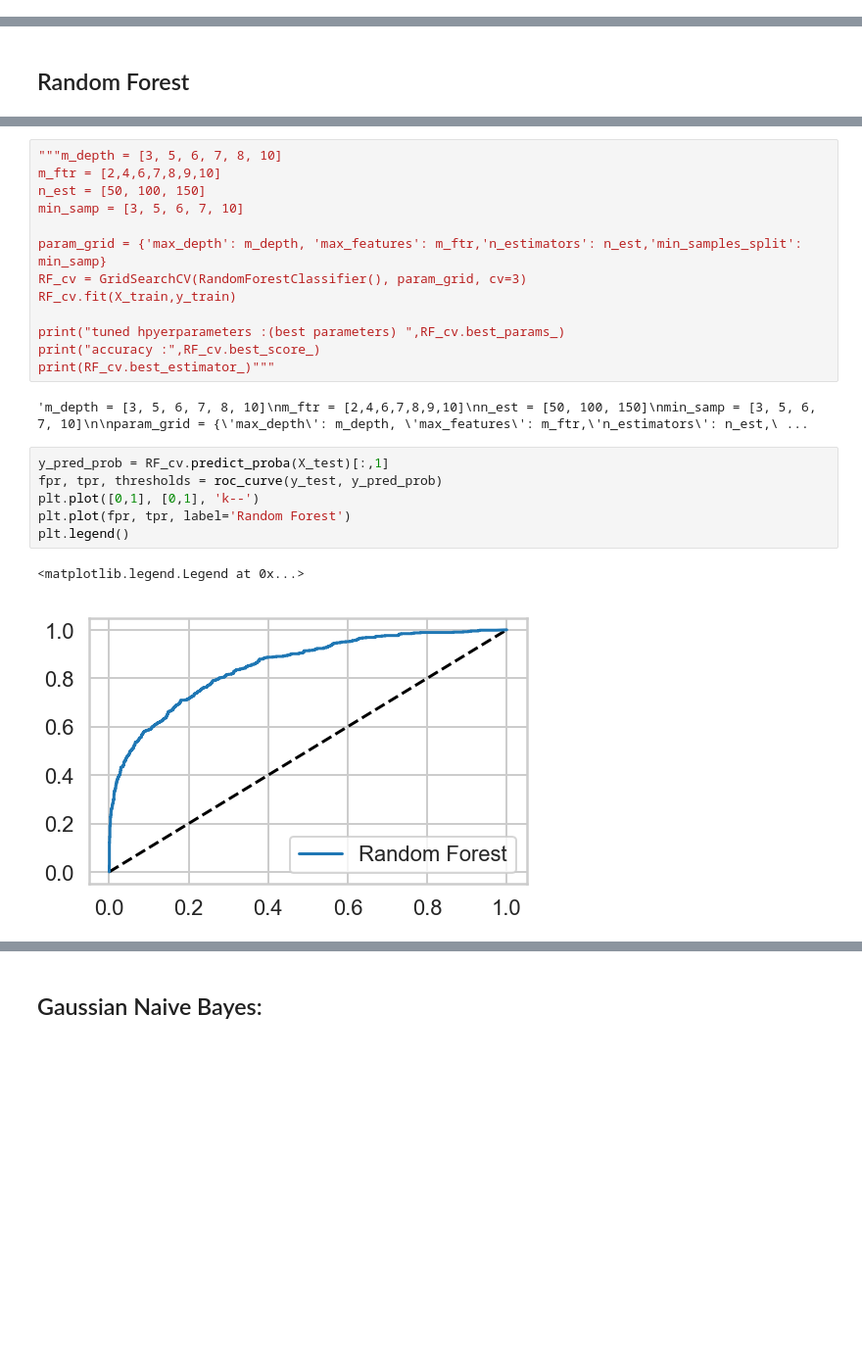
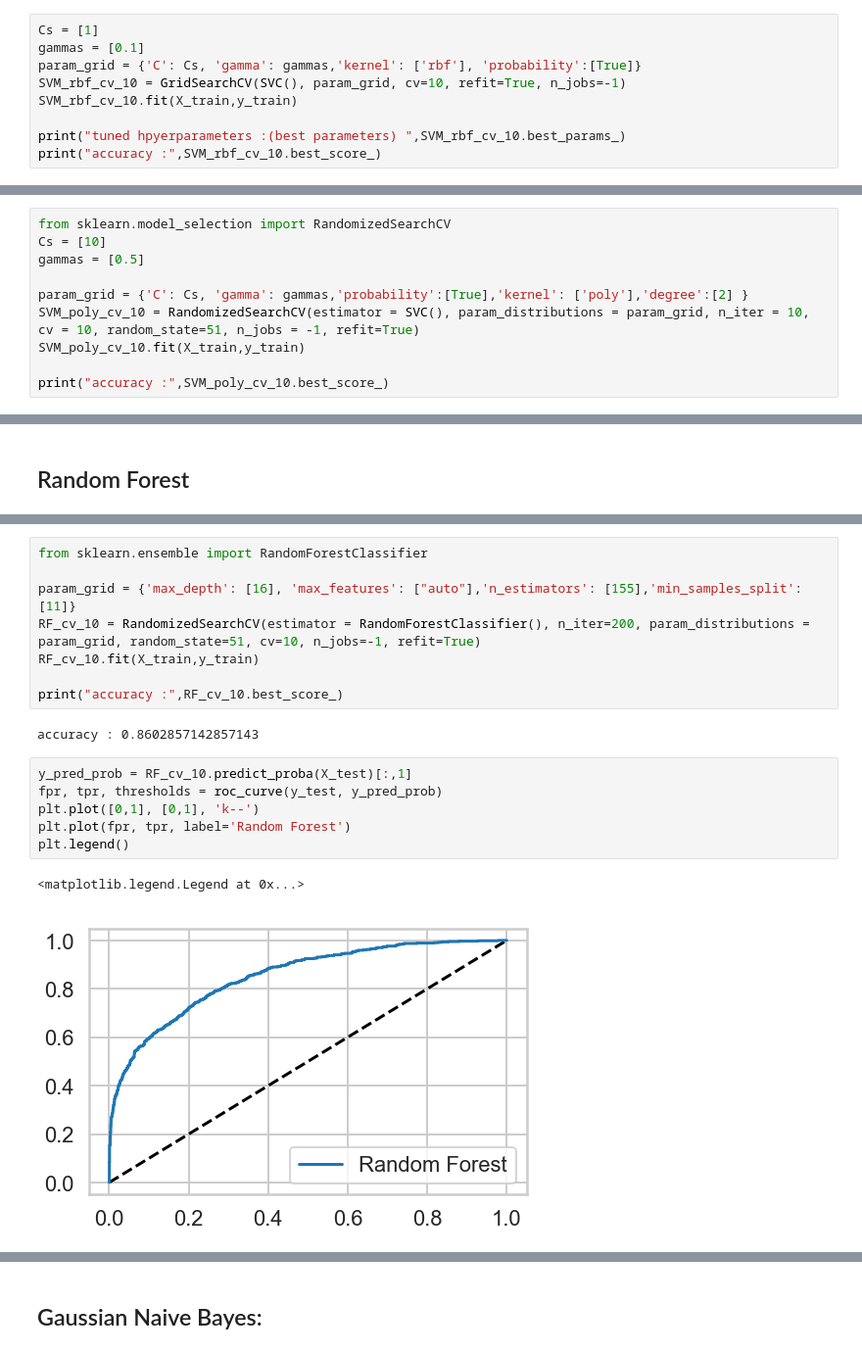
Before and after one commit to vaibhagarwal/Projects, a Jupyter notebook: CapstoneProject/4. ML - InDepth Analysis/ML.ipynb, the cells around one changed output, grey strips where cells are left out. Shown: that part at 98% size. Drawn from its saved outputs; the diff is of its cells as text; blank space fills up the shorter version.

```diff
--- a/CapstoneProject/4. ML - InDepth Analysis/ML.ipynb
+++ b/CapstoneProject/4. ML - InDepth Analysis/ML.ipynb
@@ -367,3 +382,12 @@ SVC(C=1, cache_size=200, class_weight=None, coef0=0.0,
   decision_function_shape='ovr', degree=3, gamma=0.1, kernel='rbf',
   max_iter=-1, probability=True, random_state=None, shrinking=True,
   tol=0.001, verbose=False)
+# %%
+Cs = [1]
+gammas = [0.1]
+param_grid = {'C': Cs, 'gamma': gammas,'kernel': ['rbf'], 'probability':[True]}
+SVM_rbf_cv_10 = GridSearchCV(SVC(), param_grid, cv=10, refit=True, n_jobs=-1)
+SVM_rbf_cv_10.fit(X_train,y_train)
+
+print("tuned hpyerparameters :(best parameters) ",SVM_rbf_cv_10.best_params_)
+print("accuracy :",SVM_rbf_cv_10.best_score_)
@@ -429,3 +449,13 @@ SVC(C=10, cache_size=200, class_weight=None, coef0=0.0,
   decision_function_shape='ovr', degree=2, gamma=0.5, kernel='poly',
   max_iter=-1, probability=True, random_state=None, shrinking=True,
   tol=0.001, verbose=False)
+# %%
+from sklearn.model_selection import RandomizedSearchCV
+Cs = [10]
+gammas = [0.5]
+
+param_grid = {'C': Cs, 'gamma': gammas,'probability':[True],'kernel': ['poly'],'degree':[2] }
+SVM_poly_cv_10 = RandomizedSearchCV(estimator = SVC(), param_distributions = param_grid, n_iter = 10, cv = 10, random_state=51, n_jobs = -1, refit=True)
+SVM_poly_cv_10.fit(X_train,y_train)
+
+print("accuracy :",SVM_poly_cv_10.best_score_)
@@ -480,30 +520,25 @@ RandomForestClassifier(bootstrap=True, class_weight=None, criterion='gini',
             min_weight_fraction_leaf=0.0, n_estimators=155, n_jobs=None,
             oob_score=False, random_state=None, verbose=0,
             warm_start=False)
-# %%
-"""m_depth = [3, 5, 6, 7, 8, 10]
-m_ftr = [2,4,6,7,8,9,10]
-n_est = [50, 100, 150]
-min_samp = [3, 5, 6, 7, 10]
-
-param_grid = {'max_depth': m_depth, 'max_features': m_ftr,'n_estimators': n_est,'min_samples_split': min_samp}
-RF_cv = GridSearchCV(RandomForestClassifier(), param_grid, cv=3)
-RF_cv.fit(X_train,y_train)
-
-print("tuned hpyerparameters :(best parameters) ",RF_cv.best_params_)
-print("accuracy :",RF_cv.best_score_)
-print(RF_cv.best_estimator_)"""
-# %% [output]
-'m_depth = [3, 5, 6, 7, 8, 10]\nm_ftr = [2,4,6,7,8,9,10]\nn_est = [50, 100, 150]\nmin_samp = [3, 5, 6, 7, 10]\n\nparam_grid = {\'max_depth\': m_depth, \'max_features\': m_ftr,\'n_estimators\': n_est,\ ...
+# %%
+from sklearn.ensemble import RandomForestClassifier
+
+param_grid = {'max_depth': [16], 'max_features': ["auto"],'n_estimators': [155],'min_samples_split': [11]}
+RF_cv_10 = RandomizedSearchCV(estimator = RandomForestClassifier(), n_iter=200, param_distributions =  param_grid, random_state=51, cv=10, n_jobs=-1, refit=True)
+RF_cv_10.fit(X_train,y_train)
+
+print("accuracy :",RF_cv_10.best_score_)
+# %% [output]
+accuracy : 0.8602857142857143
 # %%
-y_pred_prob = RF_cv.predict_proba(X_test)[:,1]
+y_pred_prob = RF_cv_10.predict_proba(X_test)[:,1]
 fpr, tpr, thresholds = roc_curve(y_test, y_pred_prob)
 plt.plot([0,1], [0,1], 'k--')
 plt.plot(fpr, tpr, label='Random Forest')
 plt.legend()
 # %% [output]
 <matplotlib.legend.Legend at 0x...>
-[figure, old version]
+[figure, new version]
 # %%
 roc_auc_score(y_test, y_pred_prob)
 # %% [output]
```
Also changed, not shown: parts of 53 cells of this notebook.
